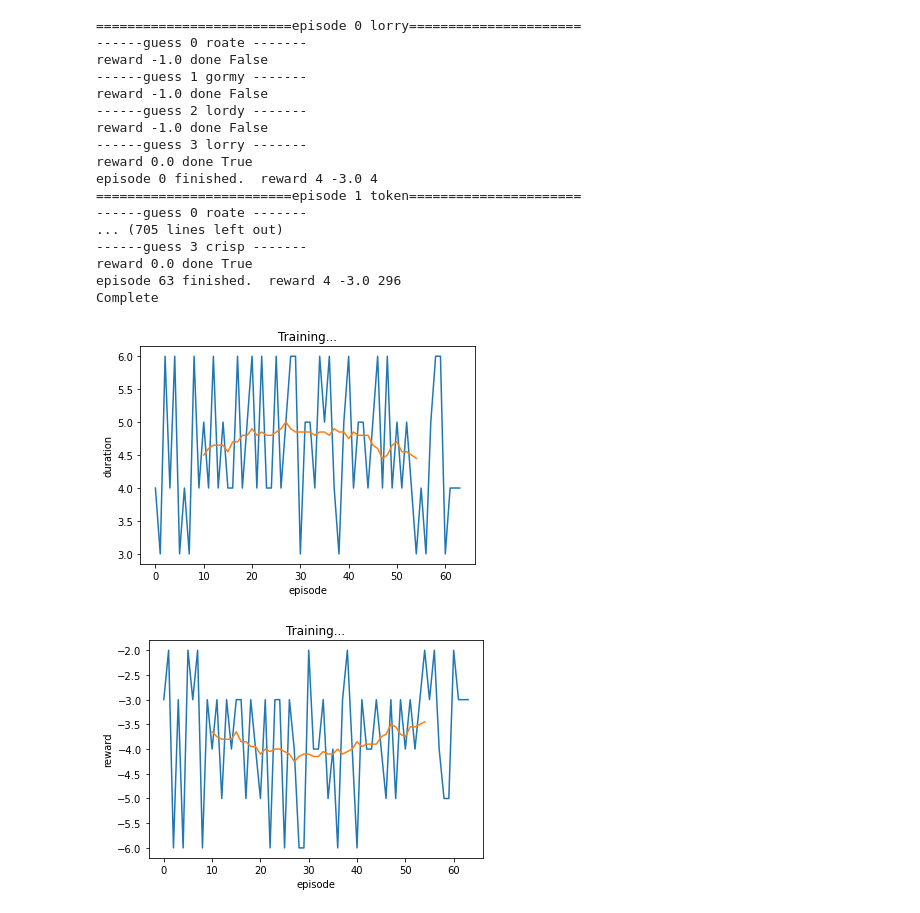
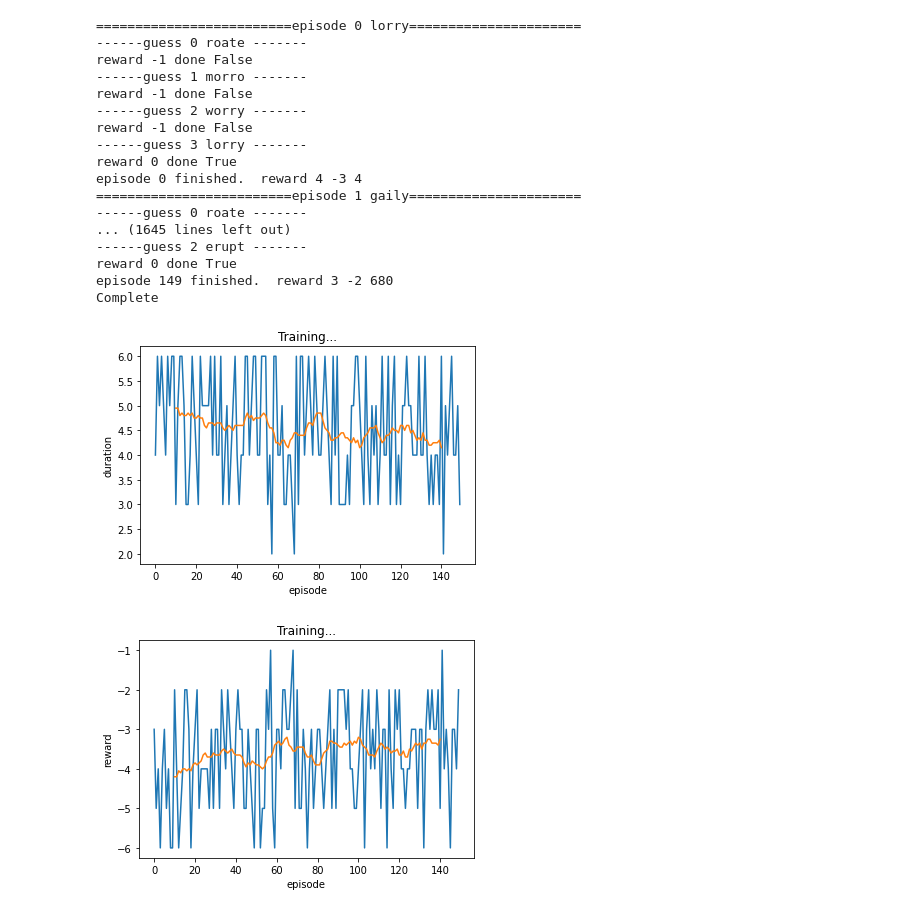
Before and after one commit to kbb29/wordle-solver, a Jupyter notebook: Naive.ipynb, the cells around one changed output. Saved outputs shown, nothing was run; the diff lists cells and outputs as text; code cells hidden in the pictures.

```diff
--- a/Naive.ipynb
+++ b/Naive.ipynb
@@ -119,7 +119,7 @@ def run_experiment(model=ModelConfig(name='naive', startword=None, target_list_o
             if t == 0 and model.startword:
                 chosen_word = model.startword
             else:
-                chosen_word = env.sample_word_matching_current_history()
+                chosen_word = env.sample_word_matching_current_history(env.df)
             #/MODEL
 
 
@@ -198,28 +198,28 @@ Complete
 # %%
 plot_all(*run_experiment(
     model=ModelConfig(name='naive', startword='roate', target_list_only=True),
-    num_episodes=64
+    num_episodes=150
     ))
 # %% [output]
 =========================episode 0 lorry======================
 ------guess 0 roate -------
-reward -1.0 done False
-------guess 1 gormy -------
-reward -1.0 done False
-------guess 2 lordy -------
-reward -1.0 done False
+reward -1 done False
+------guess 1 morro -------
+reward -1 done False
+------guess 2 worry -------
+reward -1 done False
 ------guess 3 lorry -------
-reward 0.0 done True
-episode 0 finished.  reward 4 -3.0 4
-=========================episode 1 token======================
+reward 0 done True
+episode 0 finished.  reward 4 -3 4
+=========================episode 1 gaily======================
 ------guess 0 roate -------
-... (705 lines left out)
-------guess 3 crisp -------
-reward 0.0 done True
-episode 63 finished.  reward 4 -3.0 296
+... (1645 lines left out)
+------guess 2 erupt -------
+reward 0 done True
+episode 149 finished.  reward 3 -2 680
 Complete
-[figure, old version]
+[figure, new version]
-[figure, old version]
+[figure, new version]
 # %%
 plot_all(*run_experiment(
     model=ModelConfig(name='naive', startword='oater', target_list_only=True),
```
Also changed, not shown: parts of 3 cells of this notebook, 1 other file.
